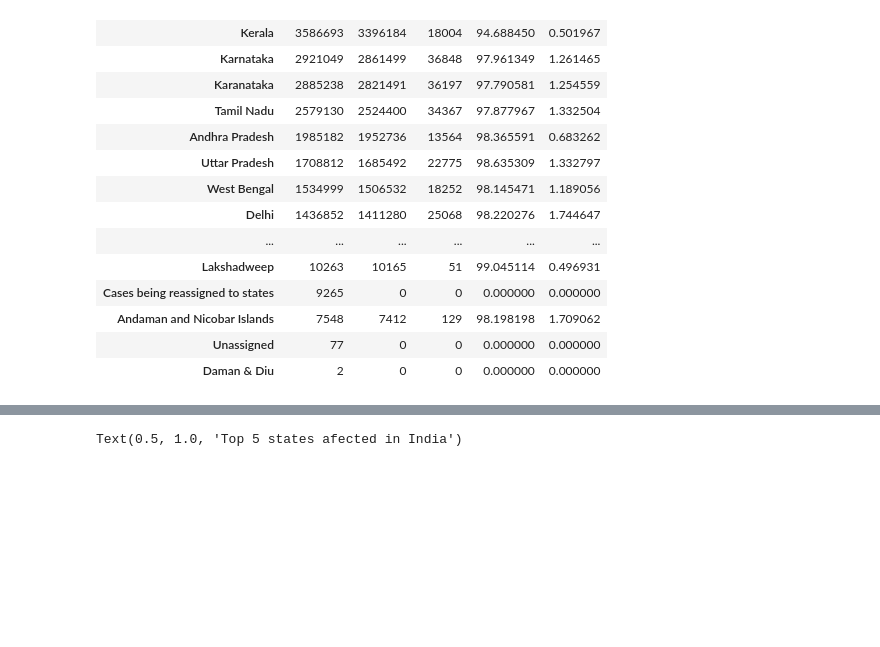
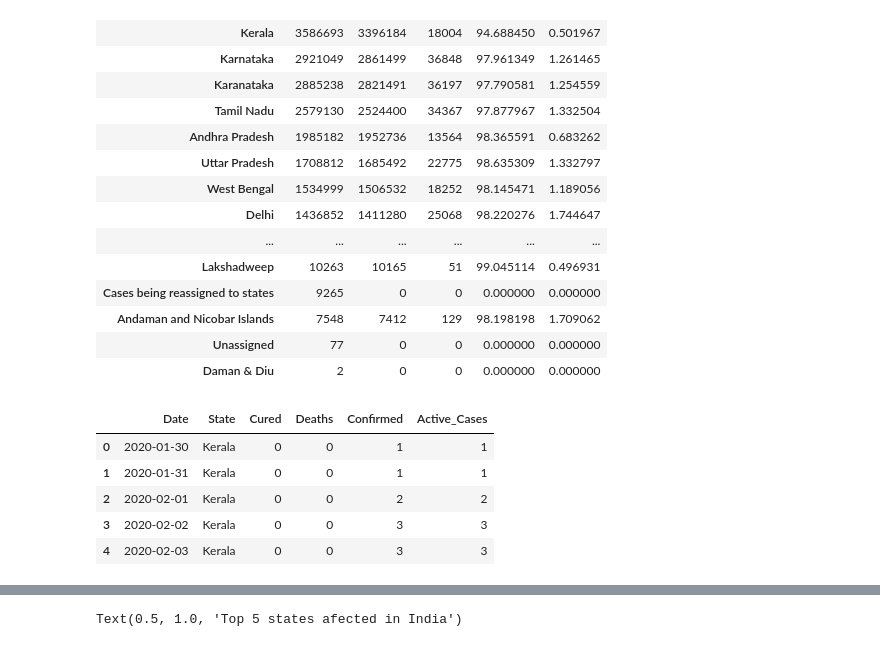
Before and after one commit to 835017-Revathy/Kaggle-Projects, a Jupyter notebook: covid-19-in-india-analysis.ipynb, the cells around one changed output, grey strips where cells are left out. Saved outputs shown, nothing was run; the diff lists cells and outputs as text; code cells hidden in the pictures; blank space fills up the shorter version.

```diff
--- a/covid-19-in-india-analysis.ipynb
+++ b/covid-19-in-india-analysis.ipynb
@@ -160,3 +160,13 @@ statewise.style.background_gradient(cmap="cubehelix")
 | Andaman and Nicobar Islands | 7548 | 7412 | 129 | 98.198198 | 1.709062 |
 | Unassigned | 77 | 0 | 0 | 0.000000 | 0.000000 |
 | Daman & Diu | 2 | 0 | 0 | 0.000000 | 0.000000 |
+# %%
+covid_df.rename(columns ={"State/UnionTerritory":"State"},inplace =True)
+covid_df.head()
+# %% [output]
+|  | Date | State | Cured | Deaths | Confirmed | Active_Cases |
+| 0 | 2020-01-30 | Kerala | 0 | 0 | 1 | 1 |
+| 1 | 2020-01-31 | Kerala | 0 | 0 | 1 | 1 |
+| 2 | 2020-02-01 | Kerala | 0 | 0 | 2 | 2 |
+| 3 | 2020-02-02 | Kerala | 0 | 0 | 3 | 3 |
+| 4 | 2020-02-03 | Kerala | 0 | 0 | 3 | 3 |
```
Also changed, not shown: parts of 6 cells of this notebook.
